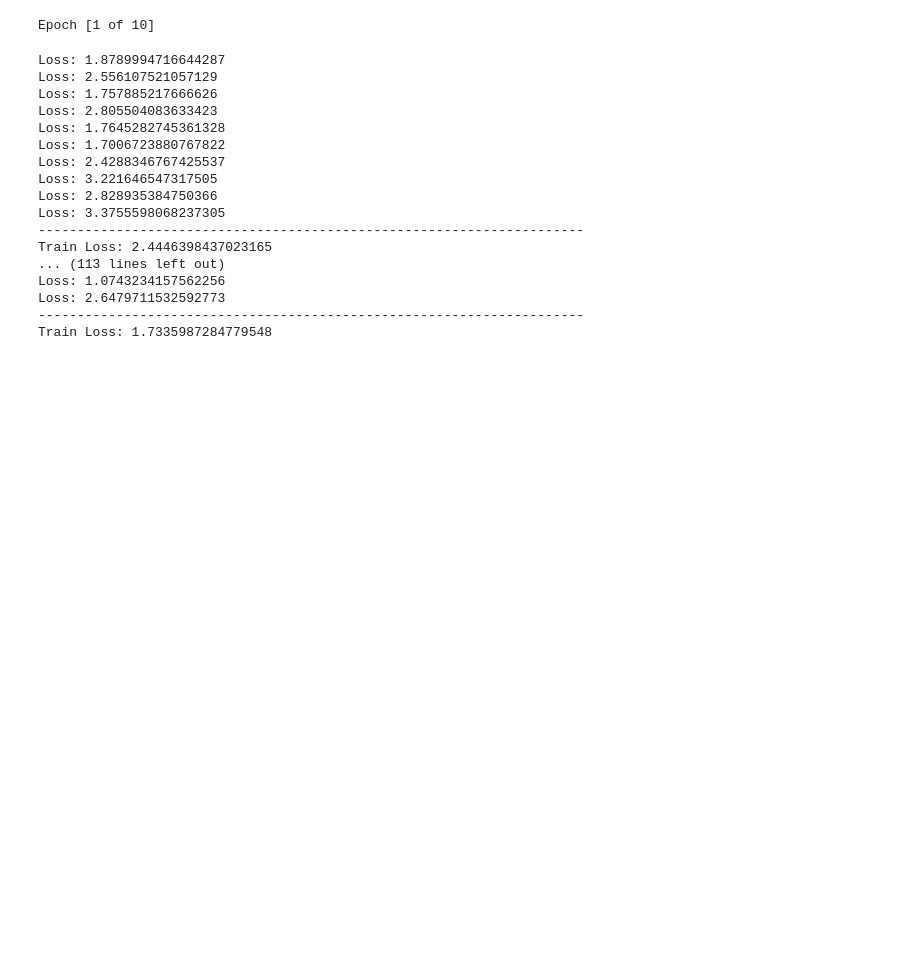
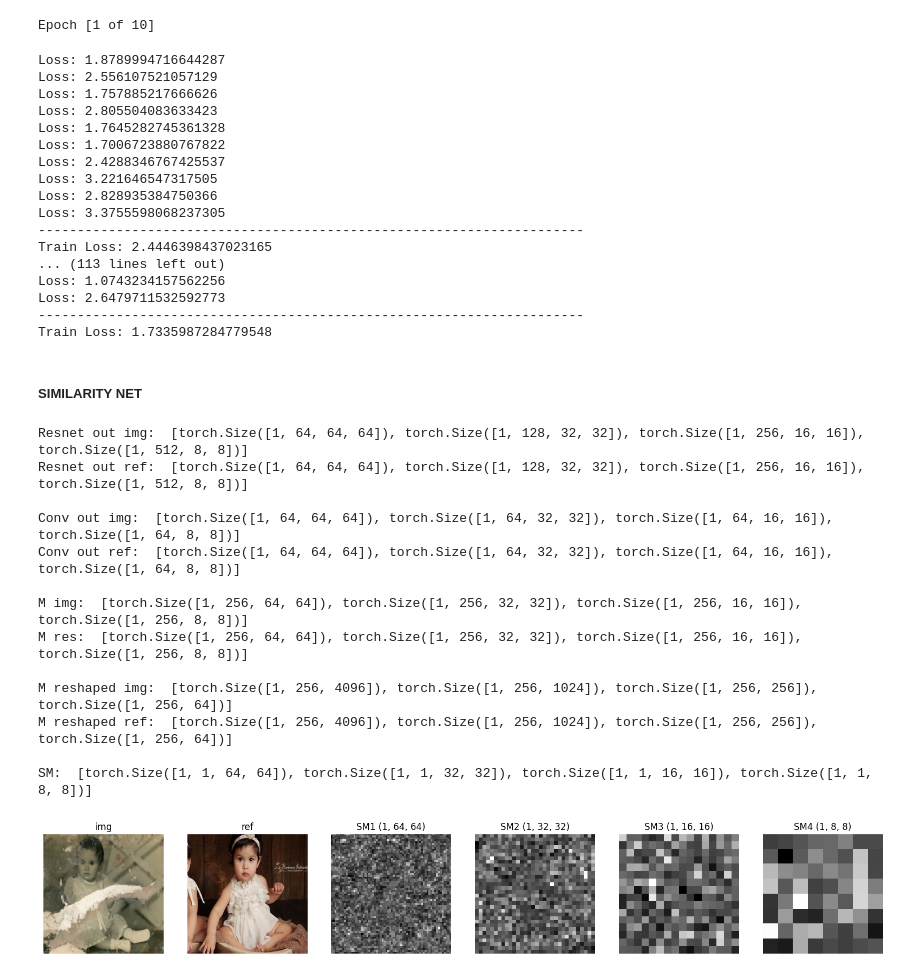
Before and after one commit to ValerioSpagnoli/Colorization-SuperResolution, a Jupyter notebook: notebook.ipynb, the cells around one changed output. Drawn from its saved outputs; the diff is of its cells as text; code cells hidden in the pictures; blank space fills up the shorter version.

Commit message:
added similarity map demo to notebook. deleted test file notebook

```diff
--- a/notebook.ipynb
+++ b/notebook.ipynb
@@ -247,3 +247,59 @@ plt.title('Output without training')
 plt.subplot(1,4,4)
 plt.imshow(out2.detach().numpy().transpose(1,2,0), cmap='gray')
 plt.title('Output with training')
+# %% [markdown]
+##### SIMILARITY NET
+# %%
+from PIL import Image
+import torch
+from models.similarity_net import SimilarityNet
+import torchvision.transforms as transforms
+import matplotlib.pyplot as plt
+
+
+# Initialize the model
+att_model = SimilarityNet()
+
+img = Image.open('./data/img/1.png')
+ref = Image.open('./data/ref/1.jpg')
+
+transf = transforms.Compose([transforms.Resize((256,256)), transforms.ToTensor()])
+
+tensor_img = transf(img).unsqueeze(0)
+tensor_ref = transf(ref).unsqueeze(0)
+inputte = torch.cat((tensor_img, tensor_ref))
+
+out = att_model(inputte)
+
+plt.subplots(1,6, figsize=(20,10))
+
+plt.subplot(1,6,1)
+plt.title("img")
+plt.imshow(img.resize((256,256)))
+plt.axis('off')
+
+plt.subplot(1,6,2)
+plt.title('ref')
+plt.imshow(ref.resize((256,256)))
+plt.axis('off')
+
+for i in range(4):
+    plt.subplot(1,6,i+3)
+    plt.title(f"SM{i+1} {tuple(out[i][0].shape[-3:])}")
+    plt.imshow(out[i][0].detach().numpy().transpose(2,1,0), cmap='gray')
+    plt.axis('off')
+# %% [output]
+Resnet out img:  [torch.Size([1, 64, 64, 64]), torch.Size([1, 128, 32, 32]), torch.Size([1, 256, 16, 16]), torch.Size([1, 512, 8, 8])]
+Resnet out ref:  [torch.Size([1, 64, 64, 64]), torch.Size([1, 128, 32, 32]), torch.Size([1, 256, 16, 16]), torch.Size([1, 512, 8, 8])]
+
+Conv out img:  [torch.Size([1, 64, 64, 64]), torch.Size([1, 64, 32, 32]), torch.Size([1, 64, 16, 16]), torch.Size([1, 64, 8, 8])]
+Conv out ref:  [torch.Size([1, 64, 64, 64]), torch.Size([1, 64, 32, 32]), torch.Size([1, 64, 16, 16]), torch.Size([1, 64, 8, 8])]
+
+M img:  [torch.Size([1, 256, 64, 64]), torch.Size([1, 256, 32, 32]), torch.Size([1, 256, 16, 16]), torch.Size([1, 256, 8, 8])]
+M res:  [torch.Size([1, 256, 64, 64]), torch.Size([1, 256, 32, 32]), torch.Size([1, 256, 16, 16]), torch.Size([1, 256, 8, 8])]
+
+M reshaped img:  [torch.Size([1, 256, 4096]), torch.Size([1, 256, 1024]), torch.Size([1, 256, 256]), torch.Size([1, 256, 64])]
+M reshaped ref:  [torch.Size([1, 256, 4096]), torch.Size([1, 256, 1024]), torch.Size([1, 256, 256]), torch.Size([1, 256, 64])]
+
+SM:  [torch.Size([1, 1, 64, 64]), torch.Size([1, 1, 32, 32]), torch.Size([1, 1, 16, 16]), torch.Size([1, 1, 8, 8])]
+[figure, added]
```
Also changed, not shown: 2 other files.
